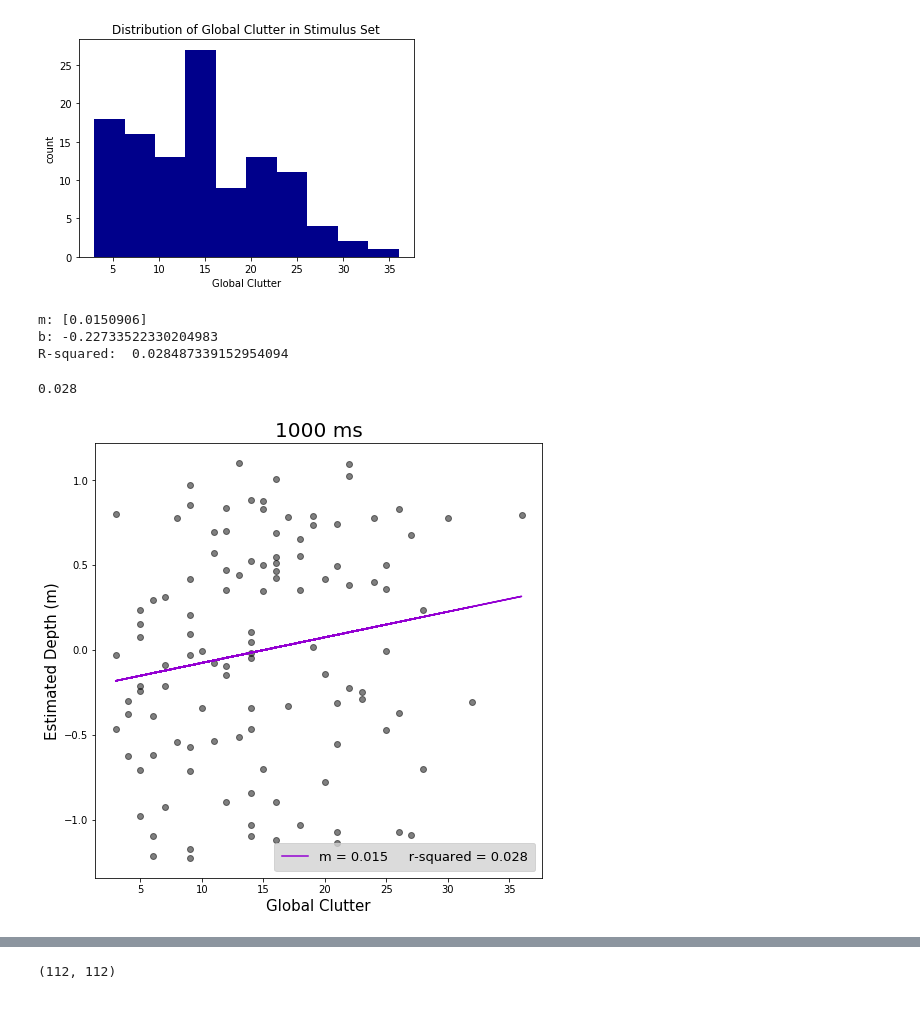
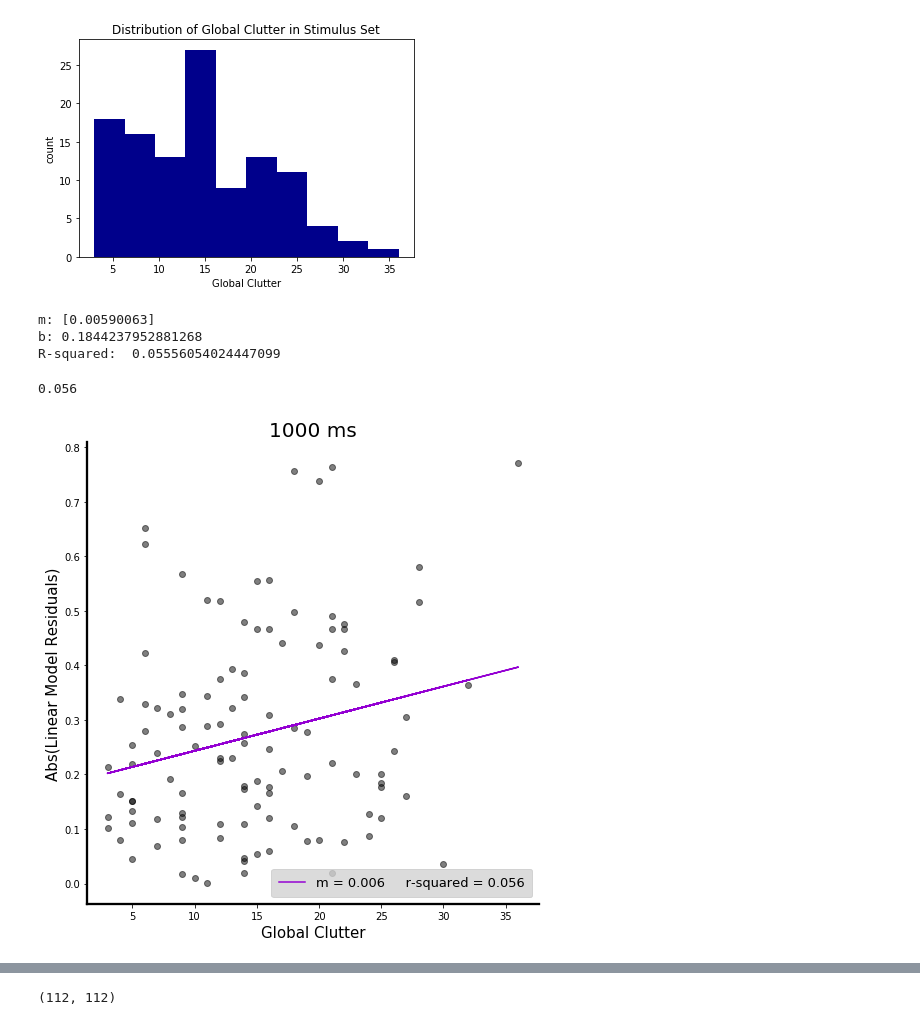
Before and after one commit to prachimahab/verbal_judgement_analysis, a Jupyter notebook: cue_analyses/scene_clutter.ipynb, the cells around one changed output, grey strips where cells are left out. Cells and saved outputs as stored; diff of their text form; code cells hidden in the pictures.

Commit message:
acZS residuals

```diff
--- a/cue_analyses/scene_clutter.ipynb
+++ b/cue_analyses/scene_clutter.ipynb
@@ -484,40 +484,53 @@ plt.show();
 [figure]
 # %%
 
-plt.figure(figsize = [8,8])
+
+fig, ax = plt.subplots(figsize=[7,7])
+ax.spines['right'].set_visible(False)
+
+ax.spines['top'].set_visible(False)
+
+
+
+for axis in ['bottom','left']:
+
+    ax.spines[axis].set_linewidth(2.3)
+
+plt.tight_layout()
+
 #run regression
 X = np.array(globalClutter).reshape(-1,1)
-y = trunc_y_1000
+y = abs(np.array(trunc_residuals_1000))
 reg = LinearRegression().fit(X, y)
 
 #Generated Predictions
 y_predicted = reg.predict(X)
 #Plot Our Actual and Predicted Values
 plt.plot(X, y, 'o', color='black', alpha = 0.5);
 plt.plot(X,y_predicted,color='darkviolet', label = 'm = ' + str(round(reg.coef_[0], 3))
          + '     r-squared = ' + str(round(float(reg.score(X, y)), 3)))
 plt.title("1000 ms", fontsize = 20)
 plt.xlabel("Global Clutter", fontsize = 15)
-plt.ylabel("Estimated Depth (m)", fontsize = 15)
+plt.ylabel("Abs(Linear Model Residuals)", fontsize = 15)
 
 legend = plt.legend(loc = 0, fontsize = 13, borderpad = 0.6, labelspacing = 1)
 legend.get_frame().set_facecolor('lightgray')
 
 
 #get coefficients and y intercept
 print("m: {0}".format(reg.coef_))
 print("b: {0}".format(reg.intercept_))
 
 #Returns the coefficient of determination R^2 of the prediction.
 print("R-squared: ", reg.score(X, y))
 
 round(float(reg.score(X, y)), 3)
 # %% [output]
-m: [0.0150906]
-b: -0.22733522330204983
-R-squared:  0.028487339152954094
+m: [0.00590063]
+b: 0.1844237952881268
+R-squared:  0.05556054024447099
-0.028
+0.056
-[figure, old version]
+[figure, new version]
 # %%
 
 
```
Also changed, not shown: parts of 11 cells of this notebook, 5 other files.
